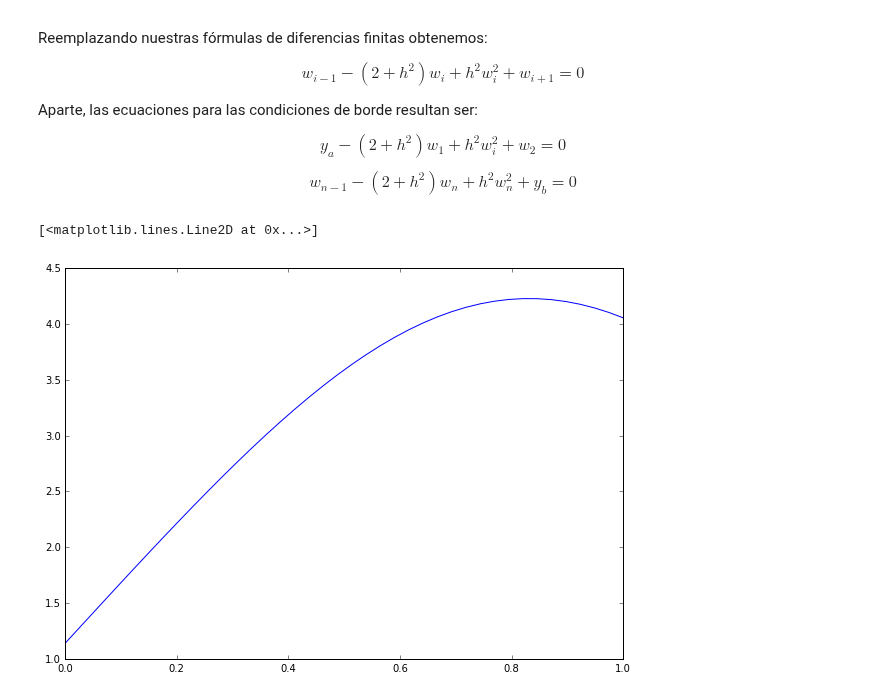
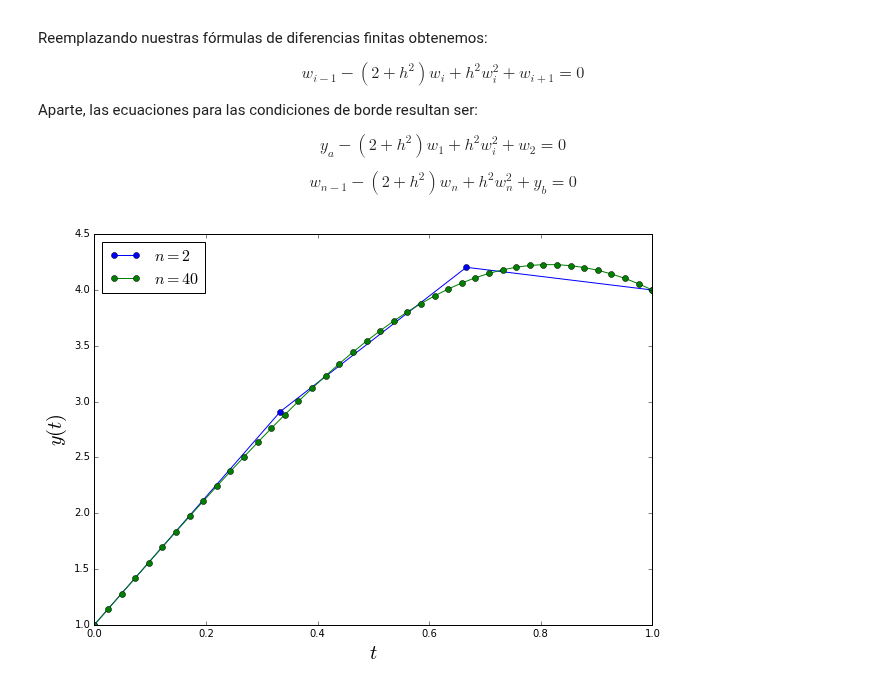
Before and after one commit to asazo/CC2, a Jupyter notebook: finitediff.ipynb, the cells around one changed output. Cells and saved outputs as stored; diff of their text form; code cells hidden in the pictures.

```diff
--- a/finitediff.ipynb
+++ b/finitediff.ipynb
@@ -160,40 +162,44 @@ $$y_a - (2+h^2)w_1 + h^2w_i^2 + w_2 = 0$$
 
 $$w_{n-1} - (2+h^2)w_n + h^2w_n^2 + y_b = 0$$
 # %%
-n = 40
-t = np.linspace(0, 1, n)
-w = np.zeros((n))
-h = 1.0 / (n + 1)
 ya = 1
 yb = 4
+n_iter = 20
 
 # Matriz de diferencias finitas que depende de n
 def jacobian(n, w, h):
     m = np.zeros((n,n), dtype=float)
     np.fill_diagonal(m, 2.0*h**2.0 * w -2-h**2)
     dix, diy = np.diag_indices(n)
     dix = dix[:-1]
     diy = diy[:-1] + 1
     m[(dix, diy)] = 1
     dix = dix + 1
     diy = diy - 1
     m[(dix, diy)] = 1
     return m
 
+# Función con el sistema de ecuaciones a la cual le encontraremos el cero
 def f(n, w, h):
     y = np.zeros((n))
     y[0] = ya       - (2+h**2)*w[0]   + h**2*w[0]**2   + w[1]
     y[n-1] = w[n-2] - (2+h**2)*w[n-1] + h**2*w[n-1]**2 + yb
     for i in range(1, n-1):
         y[i] = w[i-1] - (2+h**2)*w[i] + h**2*w[i]**2 + w[i+1]
     return y
 
-for i in range(10):
-    w = w - np.linalg.solve(jacobian(n, w, h), f(n, w, h))
-
-
 plt.figure(figsize=(10,7))
-plt.plot(t, w)
+# Probar distintos intervalos
+for n in [2, 40]:
+    h = 1.0 / (n + 1)
+    t = np.linspace(0, 1, n+2)
+    w = np.zeros((n))
+    for i in range(n_iter):
+        w = w - np.linalg.solve(jacobian(n, w, h), f(n, w, h))
+    plt.plot(t, np.concatenate([[ya],w,[yb]]), 'o-', label="$n = "+str(n)+"$")
+plt.legend(loc='best', fontsize=16)
+plt.xlabel("$t$", fontsize=20)
+plt.ylabel("$y(t)$", fontsize=20)
+plt.show()
 # %% [output]
-[<matplotlib.lines.Line2D at 0x...>]
-[figure, old version]
+[figure, new version]
```
Also changed, not shown: parts of 3 cells of this notebook.
